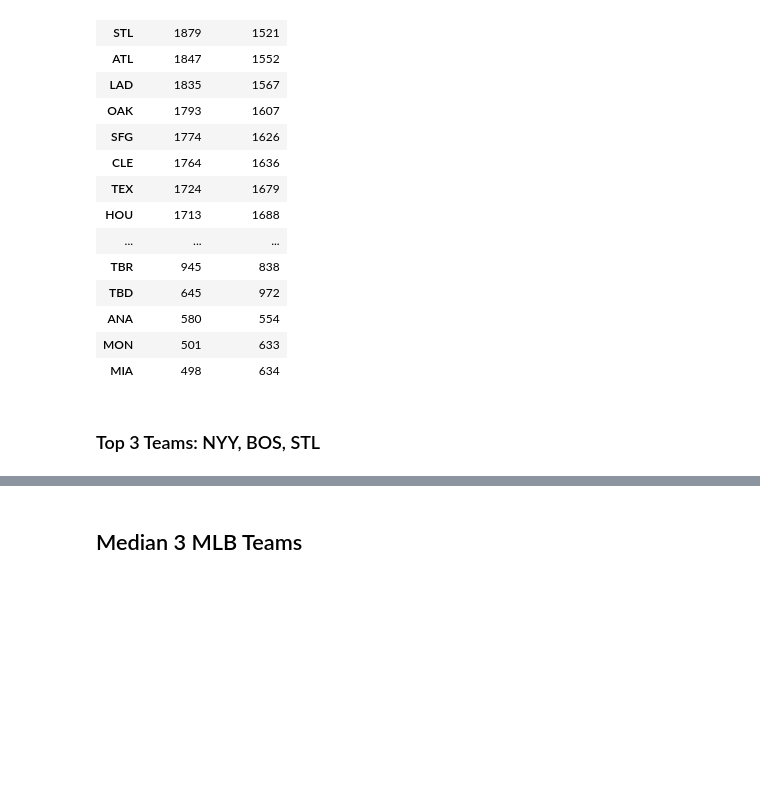
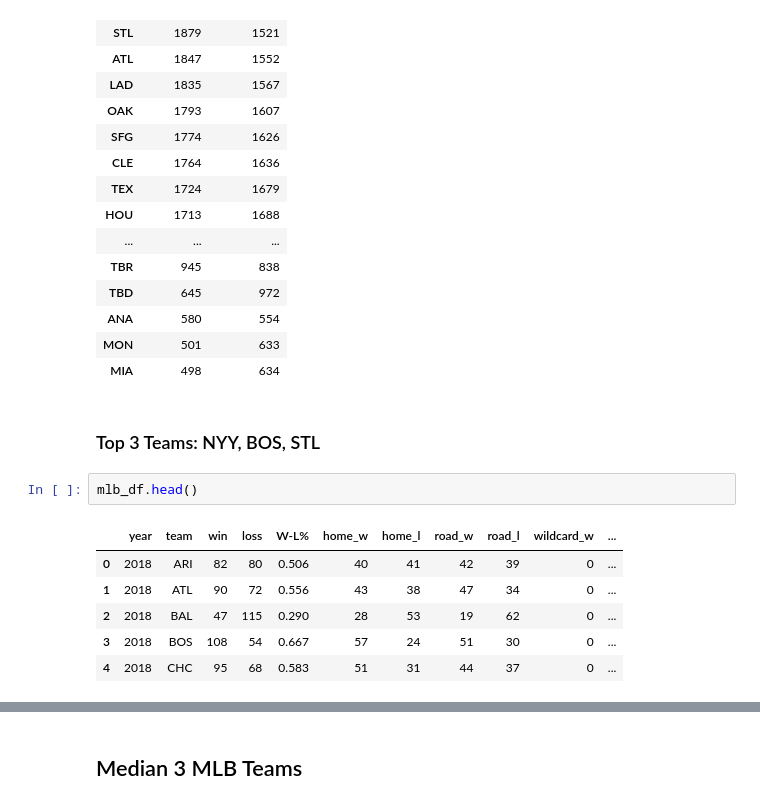
Before and after one commit to Git-hSin/TeamPerformanceCommImpact, a Jupyter notebook: tim_sports/tim_sports.ipynb, the cells around one changed output, grey strips where cells are left out. Saved outputs shown, nothing was run; the diff lists cells and outputs as text; blank space fills up the shorter version.

```diff
--- a/tim_sports/tim_sports.ipynb
+++ b/tim_sports/tim_sports.ipynb
@@ -170,3 +175,12 @@ mlb_team_totals_df.sort_values(by="total_wins",ascending=False).set_index("team"
 | MIA | 498 | 634 |
 # %% [markdown]
 ### Top 3 Teams: NYY, BOS, STL
+# %%
+mlb_df.head()
+# %% [output]
+|  | year | team | win | loss | W-L% | home_w | home_l | road_w | road_l | wildcard_w | ... |
+| 0 | 2018 | ARI | 82 | 80 | 0.506 | 40 | 41 | 42 | 39 | 0 | ... |
+| 1 | 2018 | ATL | 90 | 72 | 0.556 | 43 | 38 | 47 | 34 | 0 | ... |
+| 2 | 2018 | BAL | 47 | 115 | 0.290 | 28 | 53 | 19 | 62 | 0 | ... |
+| 3 | 2018 | BOS | 108 | 54 | 0.667 | 57 | 24 | 51 | 30 | 0 | ... |
+| 4 | 2018 | CHC | 95 | 68 | 0.583 | 51 | 31 | 44 | 37 | 0 | ... |
```
Also changed, not shown: parts of 18 cells of this notebook.
